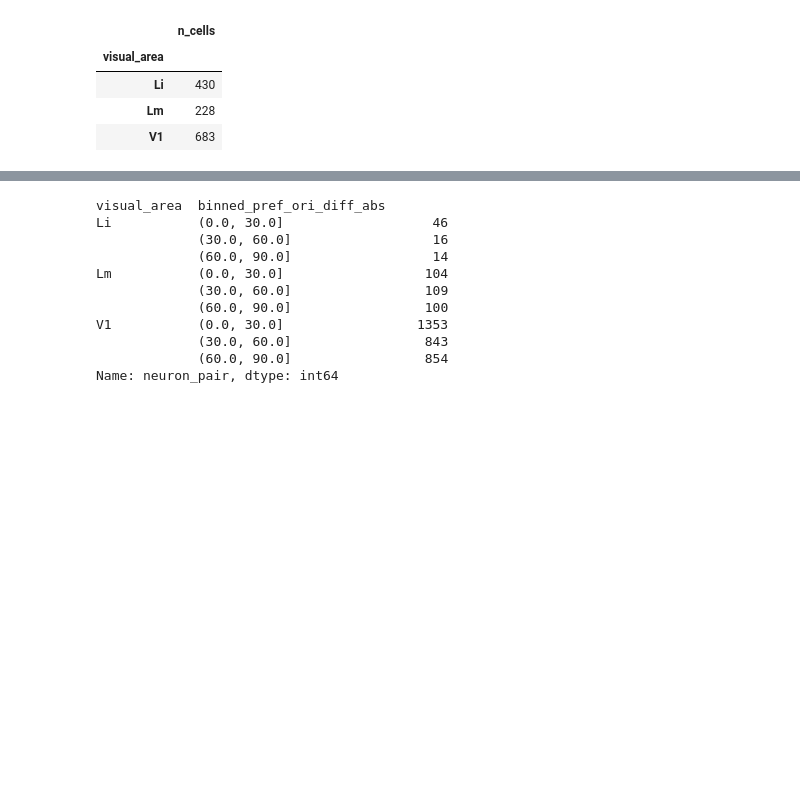
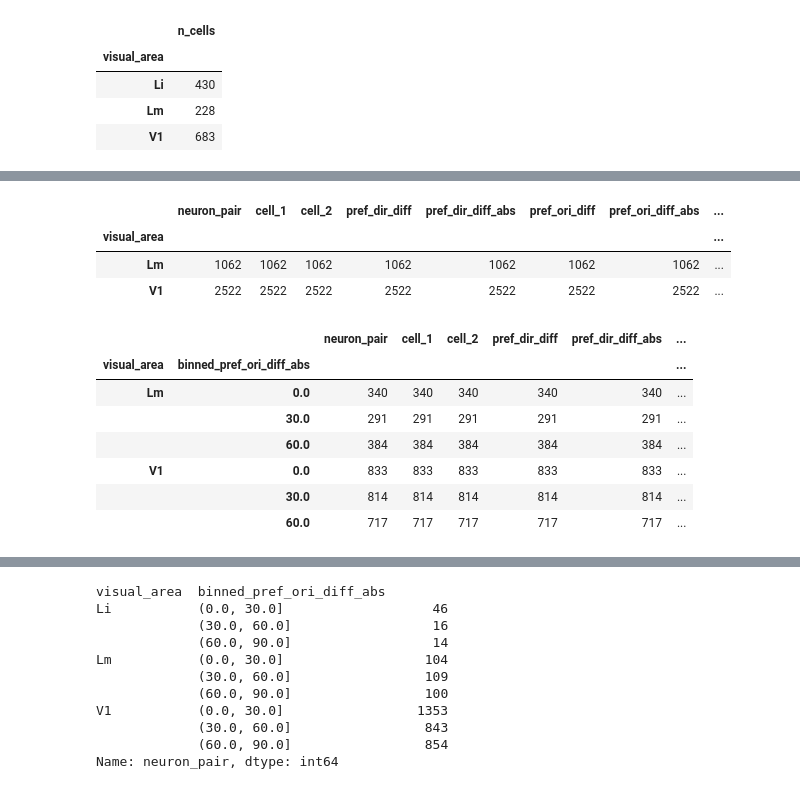
Before and after one commit to julianarhee/rat-2p-area-characterizations, a Jupyter notebook: analyze2p/gratings/gratings-correlations.ipynb, the cells around one changed output, grey strips where cells are left out. Drawn from its saved outputs; the diff is of its cells as text; code cells hidden in the pictures; blank space fills up the shorter version.

```diff
--- a/analyze2p/gratings/gratings-correlations.ipynb
+++ b/analyze2p/gratings/gratings-correlations.ipynb
@@ -352,26 +301,3 @@ importlib.reload(cr)
 # %%
-min_ncells=2
-a_=[]
-for (va, dk), df_ in df[df['gof']>0.5].groupby(['visual_area', 'datakey']):
-    if len(df_['cell'].unique())<min_ncells:
-        continue
-    # diff in pref. thteas
-    dir_diff = get_pw_angular_dist(df_, tau=360,
-                                   in_name='theta_pref', out_name='pref_dir_diff')
-    ori_diff = get_pw_angular_dist(df_, tau=180,
-                                   in_name='theta_pref', out_name='pref_ori_diff')
-    osi_diff = pd.merge(dir_diff, ori_diff, on=['neuron_pair', 'cell_1', 'cell_2'])
-    # RF angle diffs
-    rf_diff = get_pw_angular_dist(df_, tau=180,
-                                  in_name='rf_theta_deg', out_name='rf_angle_diff')
-    ang_diffs = pd.merge(osi_diff, rf_diff, on=['neuron_pair', 'cell_1', 'cell_2'])
-    resp_diff = cr.do_pairwise_diffs_melt(df_, metric_name='response_pref')
-    diffs_ = pd.merge(ang_diffs, resp_diff, on=['neuron_pair', 'cell_1', 'cell_2'])
-    # Cortical and RF difff
-    adist = cr.get_pw_distance(diffs_, df_, xcoord='x0', ycoord='y0',
-                             label='rf_distance', add_eccentricity=True)
-    adist['visual_area'] = va
-    adist['datakey'] = dk
-    adist['n_cells'] = len(df_['cell'].unique())
-    a_.append(adist)
-angdists = pd.concat(a_, axis=0, ignore_index=True)
+min_ncells=5
+angdists = cr.aggregate_angular_dists(finaldf[finaldf['gof']>=0.66], min_ncells=5)
@@ -526,0 +426,24 @@ currdf = angdists.copy() #[angdists.visual_area==va].copy()
+# %%
+angdists.groupby(['visual_area']).count()
+# %% [output]
+|  | neuron_pair | cell_1 | cell_2 | pref_dir_diff | pref_dir_diff_abs | pref_ori_diff | pref_ori_diff_abs | ... |
+| visual_area |  |  |  |  |  |  |  | ... |
+| Lm | 1062 | 1062 | 1062 | 1062 | 1062 | 1062 | 1062 | ... |
+| V1 | 2522 | 2522 | 2522 | 2522 | 2522 | 2522 | 2522 | ... |
+# %%
+hue_label = 'pref_ori_diff_abs'
+hue_bins = bin_lut[hue_label]
+angdists['binned_%s' % hue_label] = pd.cut(angdists[hue_label], \
+                                                hue_bins,
+                                                labels=hue_bins[0:-1])
+
+angdists.groupby(['visual_area', 'binned_%s' % hue_label]).count()
+# %% [output]
+|  |  | neuron_pair | cell_1 | cell_2 | pref_dir_diff | pref_dir_diff_abs | ... |
+| visual_area | binned_pref_ori_diff_abs |  |  |  |  |  | ... |
+| Lm | 0.0 | 340 | 340 | 340 | 340 | 340 | ... |
+|  | 30.0 | 291 | 291 | 291 | 291 | 291 | ... |
+|  | 60.0 | 384 | 384 | 384 | 384 | 384 | ... |
+| V1 | 0.0 | 833 | 833 | 833 | 833 | 833 | ... |
+|  | 30.0 | 814 | 814 | 814 | 814 | 814 | ... |
+|  | 60.0 | 717 | 717 | 717 | 717 | 717 | ... |
```
Also changed, not shown: parts of 49 cells of this notebook, 5 other files.
